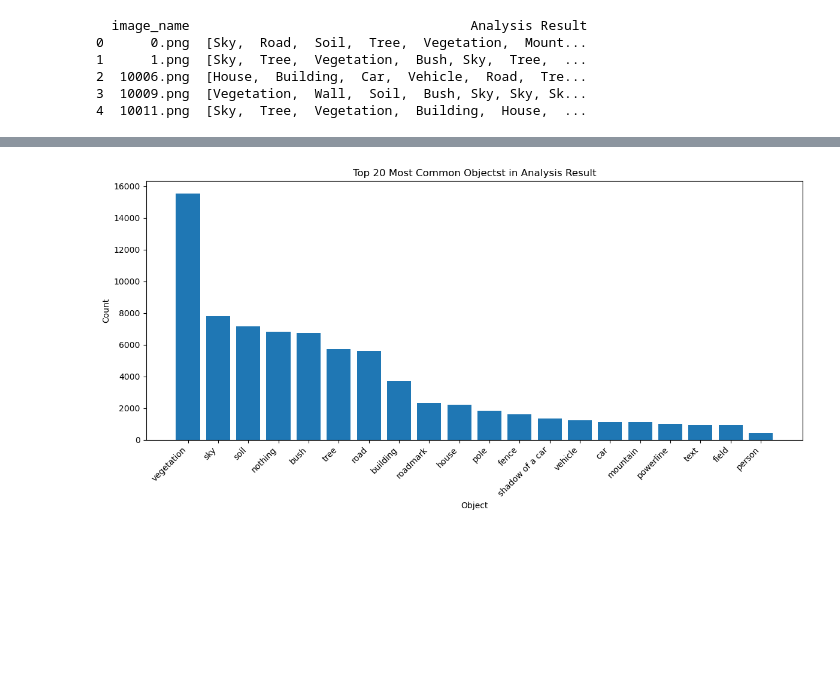
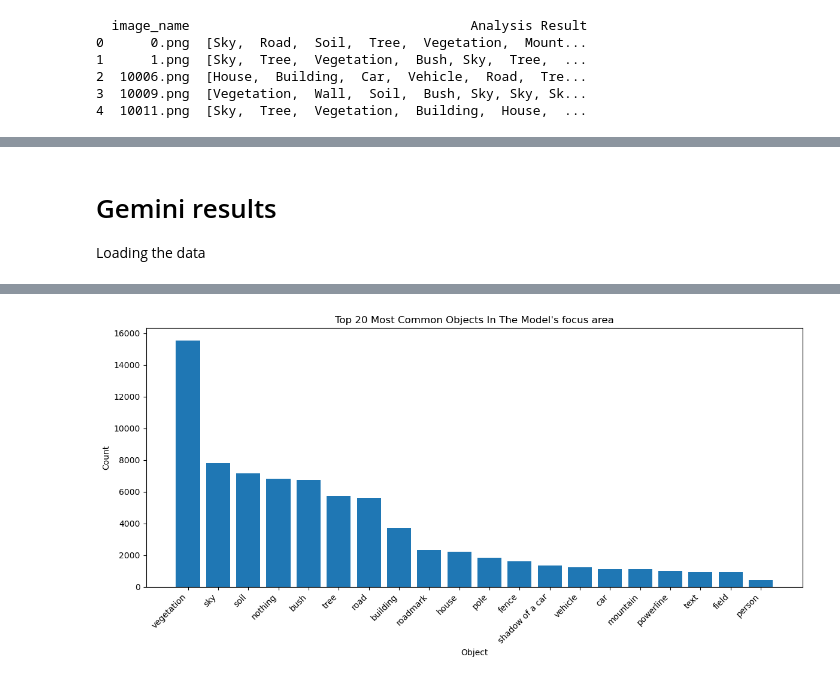
Before and after one commit to RiVuss/GeolocationGuesserAI, a Jupyter notebook: 5_analysis.ipynb, the cells around one changed output, grey strips where cells are left out. Cells and saved outputs as stored; diff of their text form; code cells hidden in the pictures; blank space fills up the shorter version.

```diff
--- a/5_analysis.ipynb
+++ b/5_analysis.ipynb
@@ -85,3 +323,7 @@ print(df_combined.head())
+# %% [markdown]
+# Gemini results
+
+Loading the data
 # %%
 # Flatten all lists in the "Analysis Result" column into a single list
 # and standardize to lowercase
@@ -115,19 +357,19 @@ print(counts_df)
 # %%
 # Plot the top 20 most common values
 top_n = 20
 top_counts = counts_df.head(top_n)
 
 # Create the bar plot
 plt.figure(figsize=(12, 6))
 plt.bar(top_counts['Object'], top_counts['Count'])
 plt.xticks(rotation=45, ha='right')  # Rotate x-axis labels for better readability
 plt.xlabel('Object')
 plt.ylabel('Count')
-plt.title('Top 20 Most Common Objectst in Analysis Result')
+plt.title("Top 20 Most Common Objects In The Model's focus area")
 plt.tight_layout()  # Adjust layout to prevent clipping
 plt.show()
 # %% [output]
-[figure, old version]
+[figure, new version]
 # %%
 test_predictions_path = 'models/ResNet50/test_predictions.csv'
 df_test_predictions = pd.read_csv(test_predictions_path)
```
Also changed, not shown: parts of 19 cells of this notebook.
